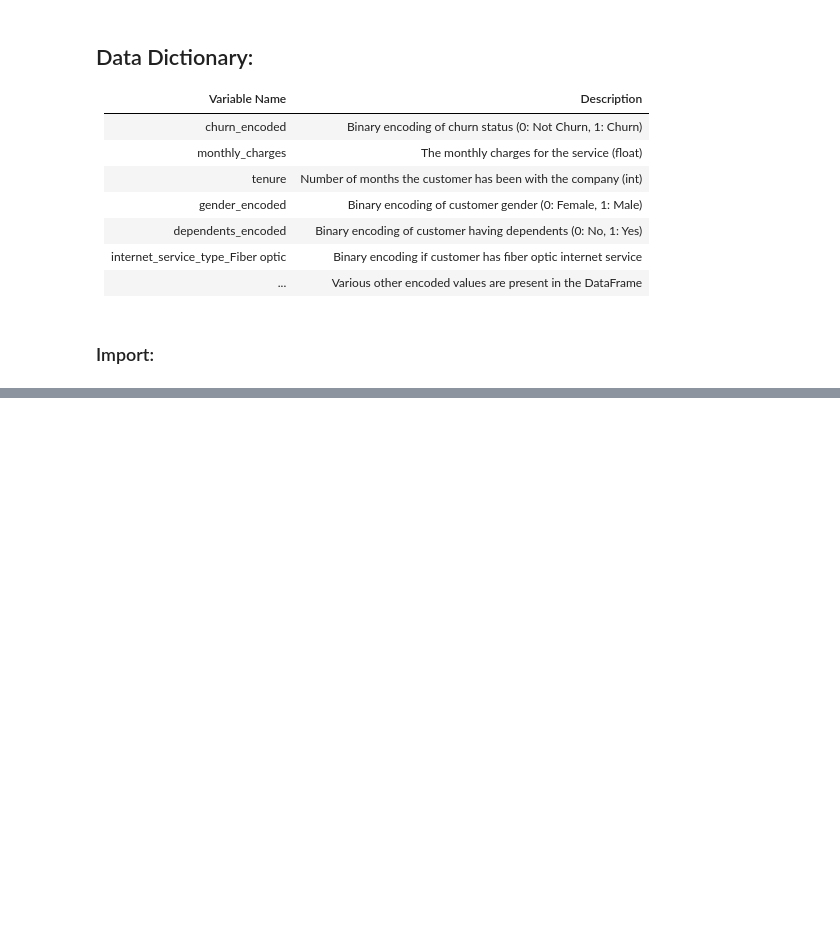
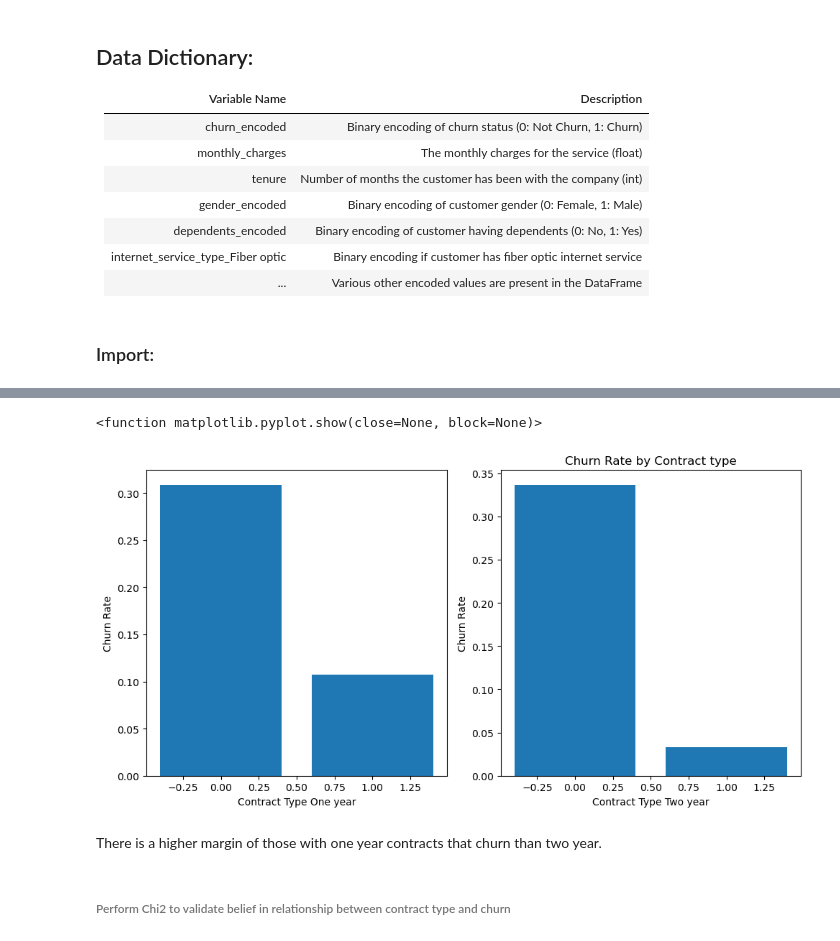
Before and after one commit to JAJCole/classification-project, a Jupyter notebook: final-notebook.ipynb, the cells around one changed output, grey strips where cells are left out. Saved outputs shown, nothing was run; the diff lists cells and outputs as text; code cells hidden in the pictures; blank space fills up the shorter version.

```diff
--- a/final-notebook.ipynb
+++ b/final-notebook.ipynb
@@ -51,0 +83,10 @@ warnings.filterwarnings("ignore")
+# %%
+# call visualization modeling contract to churn rate
+vis_1()
+# %% [output]
+<function matplotlib.pyplot.show(close=None, block=None)>
+[figure, added]
+# %% [markdown]
+There is a higher margin of those with one year contracts that churn than two year.
+# %% [markdown]
+###### Perform Chi2 to validate belief in relationship between contract type and churn
```
Also changed, not shown: parts of 39 cells of this notebook.
